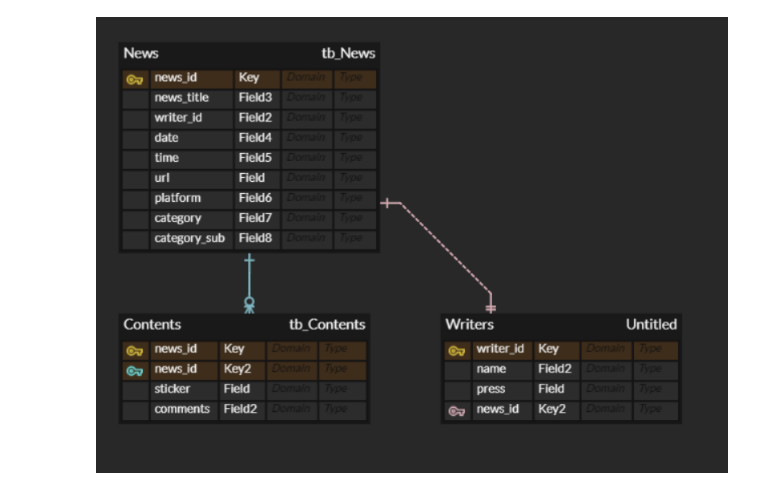
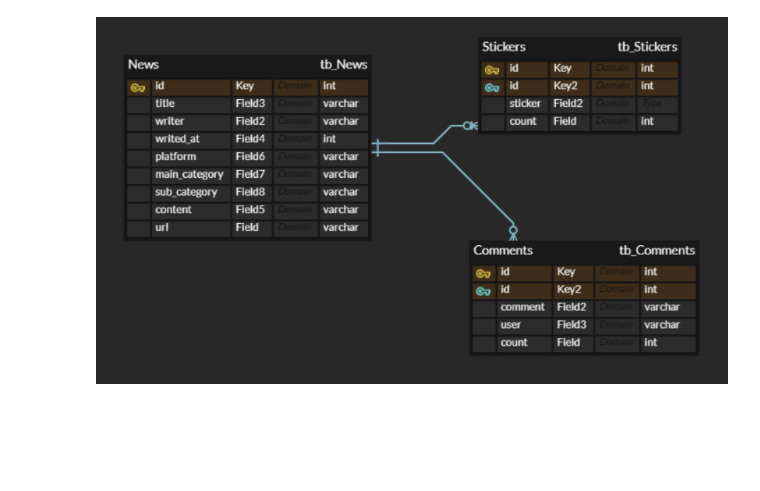
Before and after one commit to LimHeena/TIL, a Jupyter notebook: Practice/ERD.ipynb, the cells around one changed output. Saved outputs shown, nothing was run; the diff lists cells and outputs as text; code cells hidden in the pictures; blank space fills up the shorter version.

```diff
--- a/Practice/ERD.ipynb
+++ b/Practice/ERD.ipynb
@@ -1,5 +1,5 @@
 # %%
 from IPython.display import Image
-Image('ERD.png')
+Image('erd.png')
 # %% [output]
-[figure, old version]
+[figure, new version]
```
